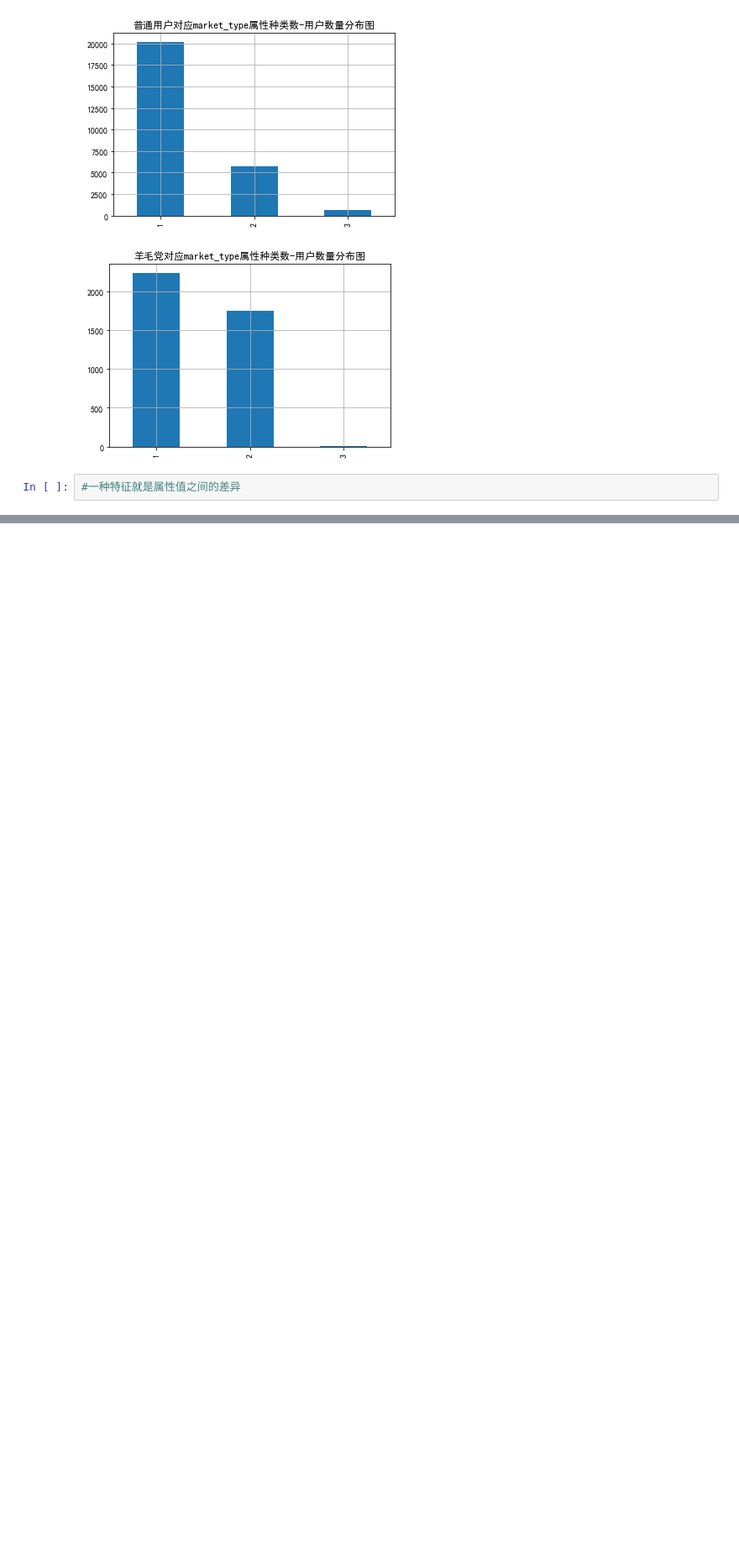
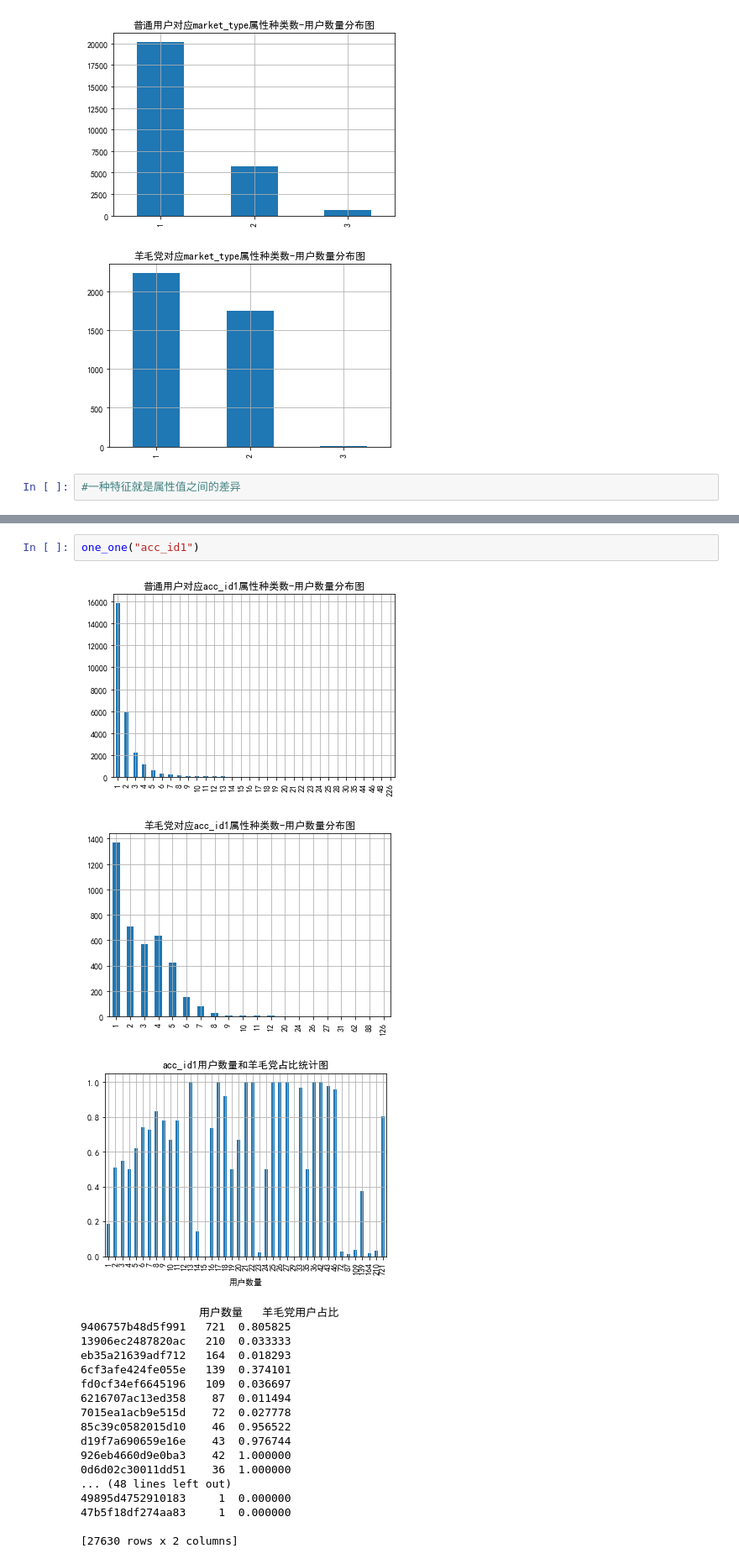
Before and after one commit to ManSsssuper/Competition2-DCTianCheng, a Jupyter notebook: Analysis_transaction.ipynb, the cells around one changed output, grey strips where cells are left out. Shown at 84% size. Saved outputs shown, nothing was run; the diff lists cells and outputs as text; blank space fills up the shorter version.

```diff
--- a/Analysis_transaction.ipynb
+++ b/Analysis_transaction.ipynb
@@ -333,0 +406,23 @@ discrete_field("market_type")
+# %%
+one_one("acc_id1")
+# %% [output]
+[figure, added]
+[figure, added]
+[figure, added]
+                  用户数量   羊毛党用户占比
+9406757b48d5f991   721  0.805825
+13906ec2487820ac   210  0.033333
+eb35a21639adf712   164  0.018293
+6cf3afe424fe055e   139  0.374101
+fd0cf34ef6645196   109  0.036697
+6216707ac13ed358    87  0.011494
+7015ea1acb9e515d    72  0.027778
+85c39c0582015d10    46  0.956522
+d19f7a690659e16e    43  0.976744
+926eb4660d9e0ba3    42  1.000000
+0d6d02c30011dd51    36  1.000000
+... (48 lines left out)
+49895d4752910183     1  0.000000
+47b5f18df274aa83     1  0.000000
+
+[27630 rows x 2 columns]
```
Also changed, not shown: parts of 12 cells of this notebook.
